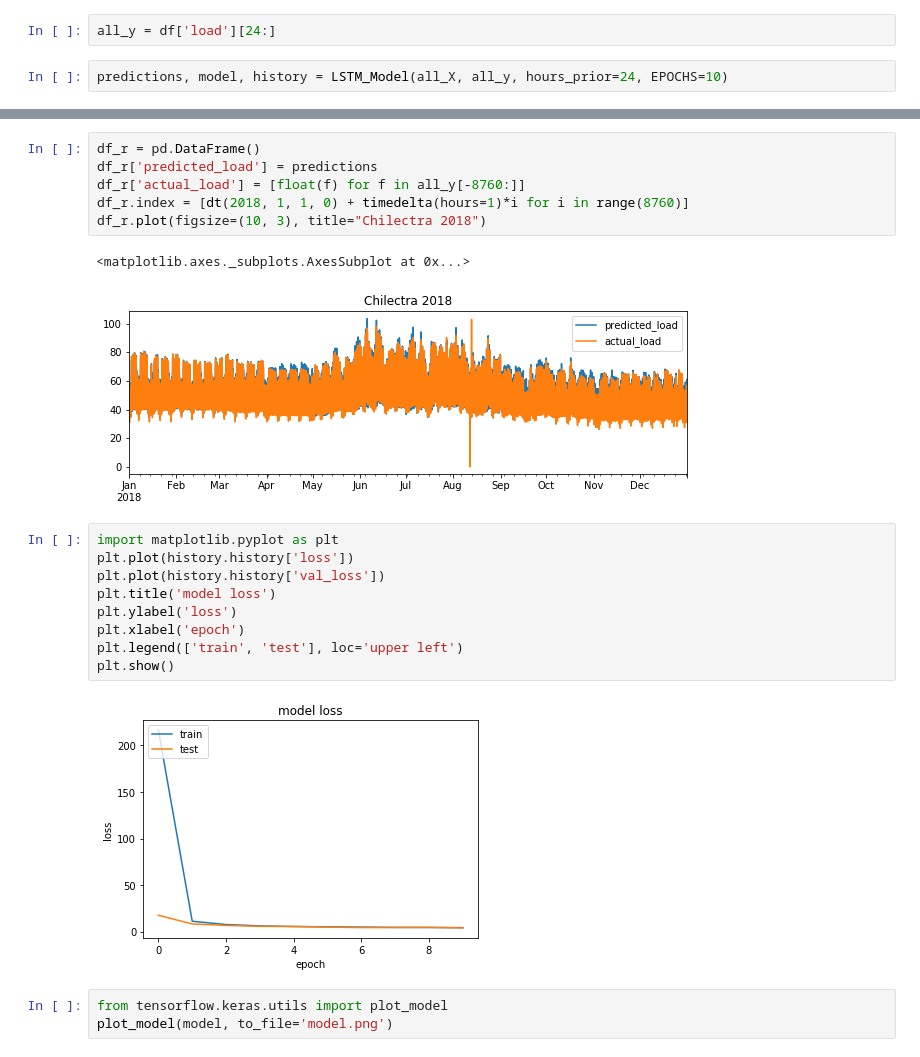
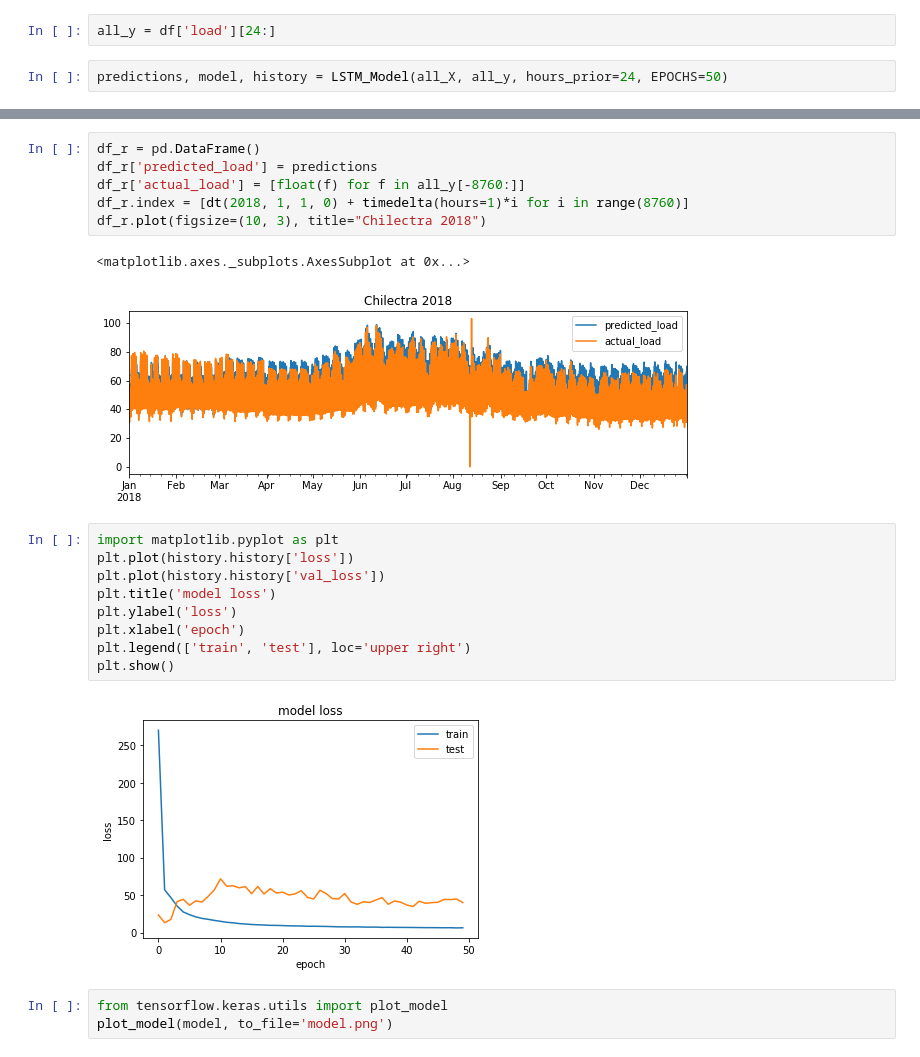
Before and after one commit to javierclb/energy_forecast, a Jupyter notebook: LSTM.ipynb, the cells around one changed output, grey strips where cells are left out. Saved outputs shown, nothing was run; the diff lists cells and outputs as text.

```diff
--- a/LSTM.ipynb
+++ b/LSTM.ipynb
@@ -15,5 +15,5 @@ all_X = prepare_data(df, hours_prior=24)
 # %%
 all_y = df['load'][24:]
 # %%
-predictions, model, history = LSTM_Model(all_X, all_y, hours_prior=24, EPOCHS=10)
+predictions, model, history = LSTM_Model(all_X, all_y, hours_prior=24, EPOCHS=50)
 # %% [output]
@@ -42,18 +42,18 @@ df_r.index = [dt(2018, 1, 1, 0) + timedelta(hours=1)*i for i in range(8760)]
 df_r.plot(figsize=(10, 3), title="Chilectra 2018")
 # %% [output]
 <matplotlib.axes._subplots.AxesSubplot at 0x...>
-[figure, old version]
+[figure, new version]
 # %%
 import matplotlib.pyplot as plt
 plt.plot(history.history['loss'])
 plt.plot(history.history['val_loss'])
 plt.title('model loss')
 plt.ylabel('loss')
 plt.xlabel('epoch')
-plt.legend(['train', 'test'], loc='upper left')
+plt.legend(['train', 'test'], loc='upper right')
 plt.show()
 # %% [output]
-[figure, old version]
+[figure, new version]
 # %%
 from tensorflow.keras.utils import plot_model
 plot_model(model, to_file='model.png')
```
Also changed, not shown: parts of 1 cell of this notebook, 3 other files.
